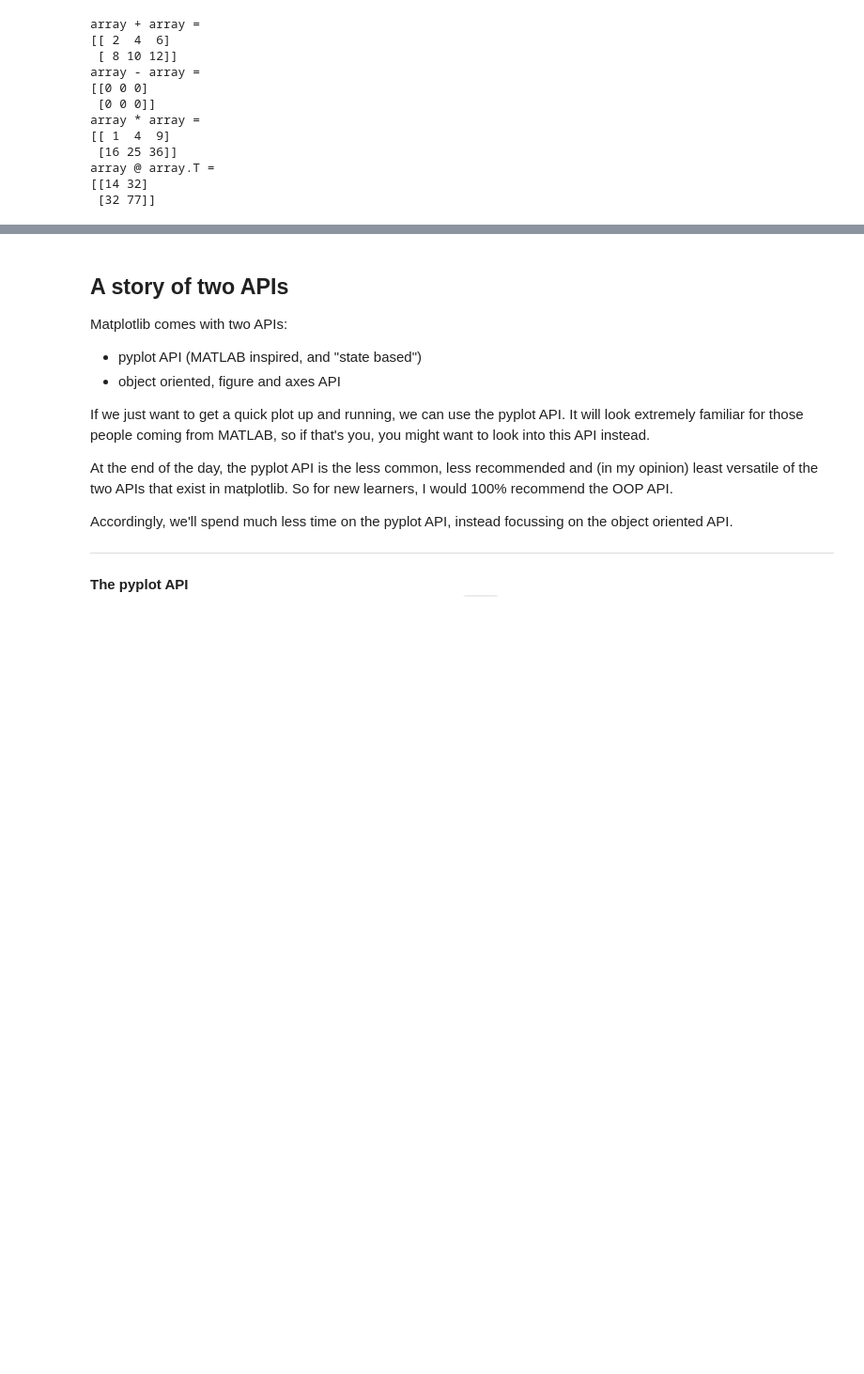
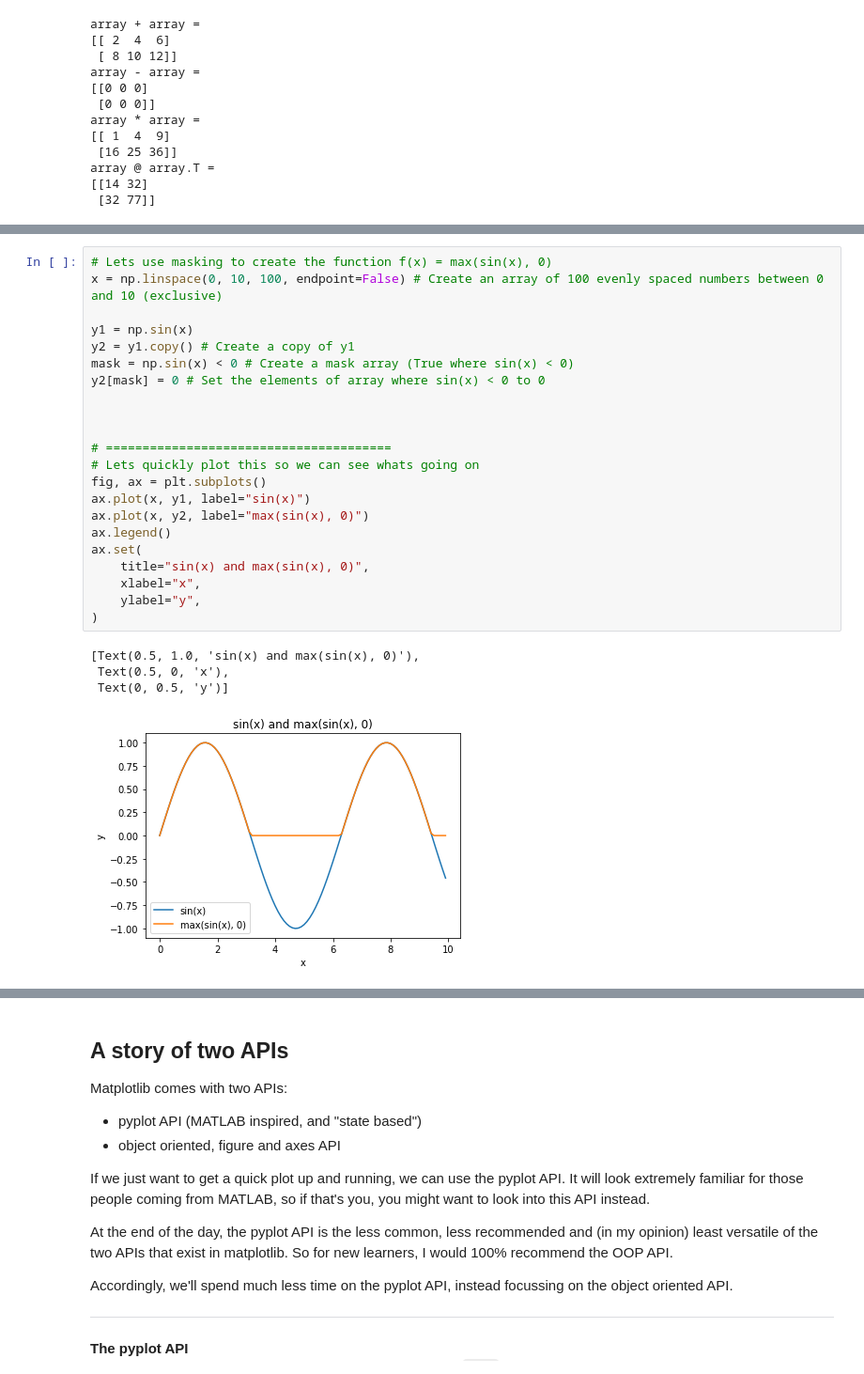
Before and after one commit to UWA-Maths-Union/mu-workshops, a Jupyter notebook: 2022/python/workshop2/workshop2-scientific-python.ipynb, the cells around one changed output, grey strips where cells are left out. Shown at 94% size. Saved outputs shown, nothing was run; the diff lists cells and outputs as text; blank space fills up the shorter version.

```diff
--- a/2022/python/workshop2/workshop2-scientific-python.ipynb
+++ b/2022/python/workshop2/workshop2-scientific-python.ipynb
@@ -409,0 +468,27 @@ array([0. , 0.5, 1. , 1.5, 2. , 2.5, 3. , 3.5, 4. , 4.5, 5. , 5.5, 6. ,
+# %%
+# Lets use masking to create the function f(x) = max(sin(x), 0)
+x = np.linspace(0, 10, 100, endpoint=False) # Create an array of 100 evenly spaced numbers between 0 and 10 (exclusive)
+
+y1 = np.sin(x)
+y2 = y1.copy() # Create a copy of y1
+mask = np.sin(x) < 0 # Create a mask array (True where sin(x) < 0)
+y2[mask] = 0 # Set the elements of array where sin(x) < 0 to 0
+
+
+
+# =======================================
+# Lets quickly plot this so we can see whats going on
+fig, ax = plt.subplots()
+ax.plot(x, y1, label="sin(x)")
+ax.plot(x, y2, label="max(sin(x), 0)")
+ax.legend()
+ax.set(
+    title="sin(x) and max(sin(x), 0)",
+    xlabel="x",
+    ylabel="y",
+)
+# %% [output]
+[Text(0.5, 1.0, 'sin(x) and max(sin(x), 0)'),
+ Text(0.5, 0, 'x'),
+ Text(0, 0.5, 'y')]
+[figure, added]
```
Also changed, not shown: parts of 44 cells of this notebook, 4 other files.
